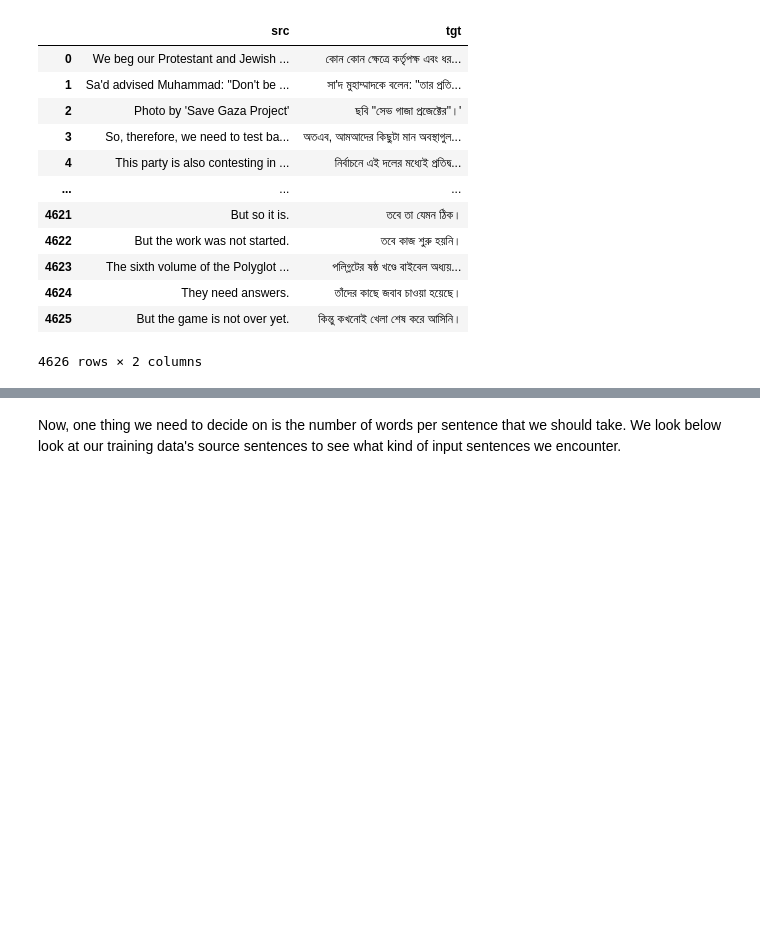
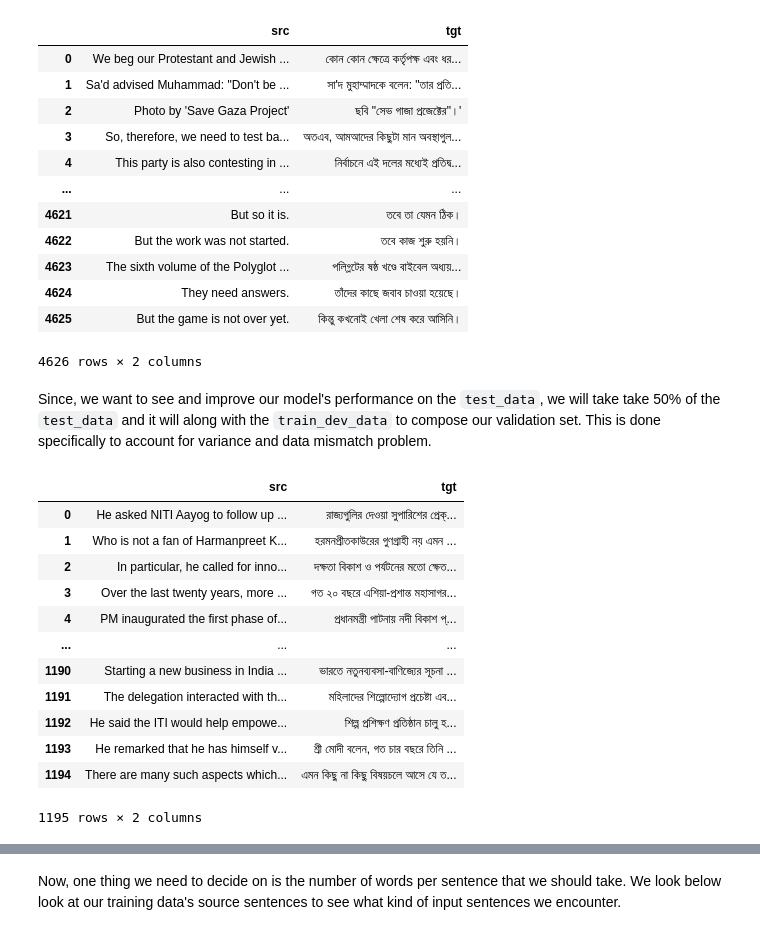
Before and after one commit to RishiDarkDevil/Neural-Machine-Translation-English-Bengali, a Jupyter notebook: Data_Preparation.ipynb, the cells around one changed output, grey strips where cells are left out. Saved outputs shown, nothing was run; the diff lists cells and outputs as text; code cells hidden in the pictures; blank space fills up the shorter version.

```diff
--- a/Data_Preparation.ipynb
+++ b/Data_Preparation.ipynb
@@ -148,3 +167,5 @@ train_dev_data
 | 4624 | They need answers. | তাঁদের কাছে জবাব চাওয়া হয়েছে। |
 | 4625 | But the game is not over yet. | কিন্তু কখনোই খেলা শেষ করে আসিনি। |
 4626 rows × 2 columns
+# %% [markdown]
+Since, we want to see and improve our model's performance on the `test_data`, we will take take 50% of the `test_data` and it will along with the `train_dev_data` to compose our validation set. This is done specifically to account for variance and data mismatch problem.
@@ -150,0 +174,22 @@ train_dev_data
+# %%
+# test_data.to_csv("test_data.csv")
+# test_val_data.to_csv("test_val.csv")
+# Uncomment and run the above lines if running for first time and there is no train_data.csv and train_dev.csv file in the working directory
+test_data = pd.read_csv("test_data.csv")[['src', 'tgt']]
+test_val_data = pd.read_csv("test_val.csv")[['src', 'tgt']]
+# %%
+test_data
+# %% [output]
+|  | src | tgt |
+| 0 | He asked NITI Aayog to follow up ... | রাজ্যগুলির দেওয়া সুপারিশের প্রেক্... |
+| 1 | Who is not a fan of Harmanpreet K... | হরমনপ্রীতকাউরের গুণগ্রাহী নয় এমন ... |
+| 2 | In particular, he called for inno... | দক্ষতা বিকাশ ও পর্যটনের মতো ক্ষেত... |
+| 3 | Over the last twenty years, more ... | গত ২০ বছরে এশিয়া-প্রশান্ত মহাসাগর... |
+| 4 | PM inaugurated the first phase of... | প্রধানমন্ত্রী পাটনায় নদী বিকাশ প্... |
+| ... | ... | ... |
+| 1190 | Starting a new business in India ... | ভারতে নতুনব্যবসা-বাণিজ্যের সূচনা ... |
+| 1191 | The delegation interacted with th... | মহিলাদের শিল্পোদ্যোগ প্রচেষ্টা এব... |
+| 1192 | He said the ITI would help empowe... | শিল্প প্রশিক্ষণ প্রতিষ্ঠান চালু হ... |
+| 1193 | He remarked that he has himself v... | শ্রী মোদী বলেন, গত চার বছরে তিনি ... |
+| 1194 | There are many such aspects which... | এমন কিছু না কিছু বিষয়চলে আসে যে ত... |
+1195 rows × 2 columns
```
Also changed, not shown: parts of 16 cells of this notebook.
